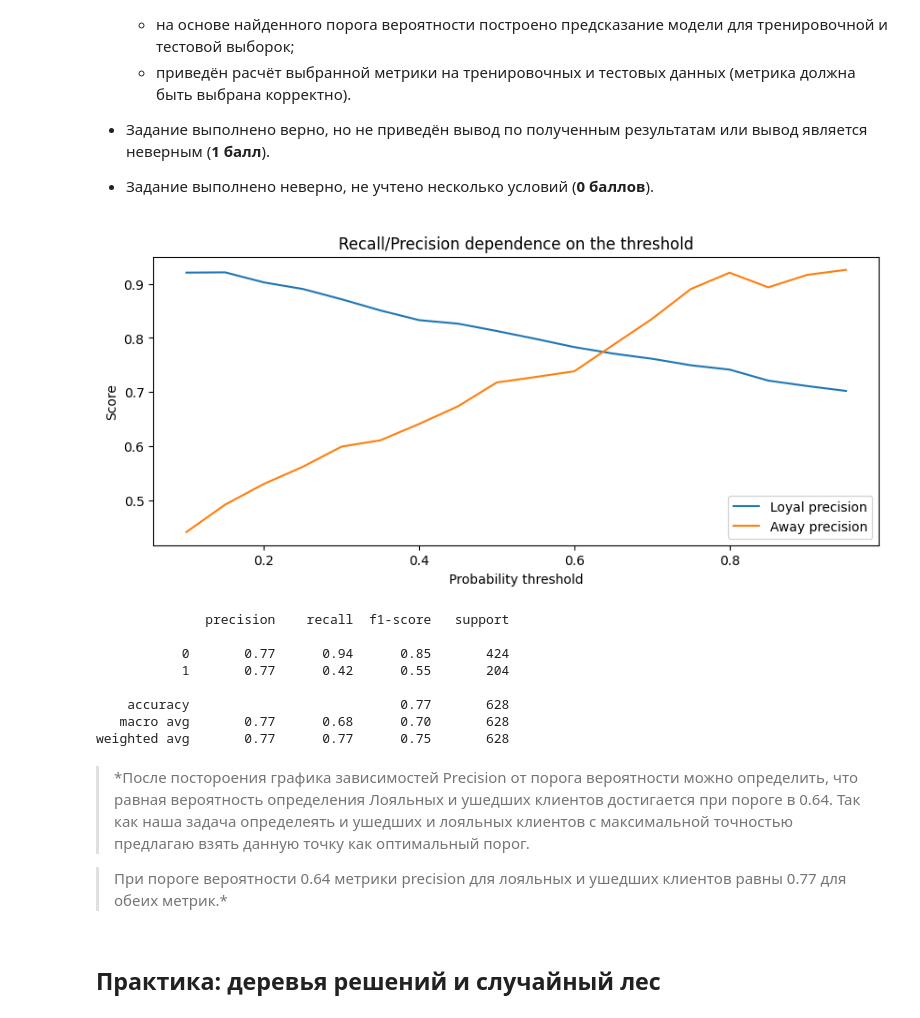
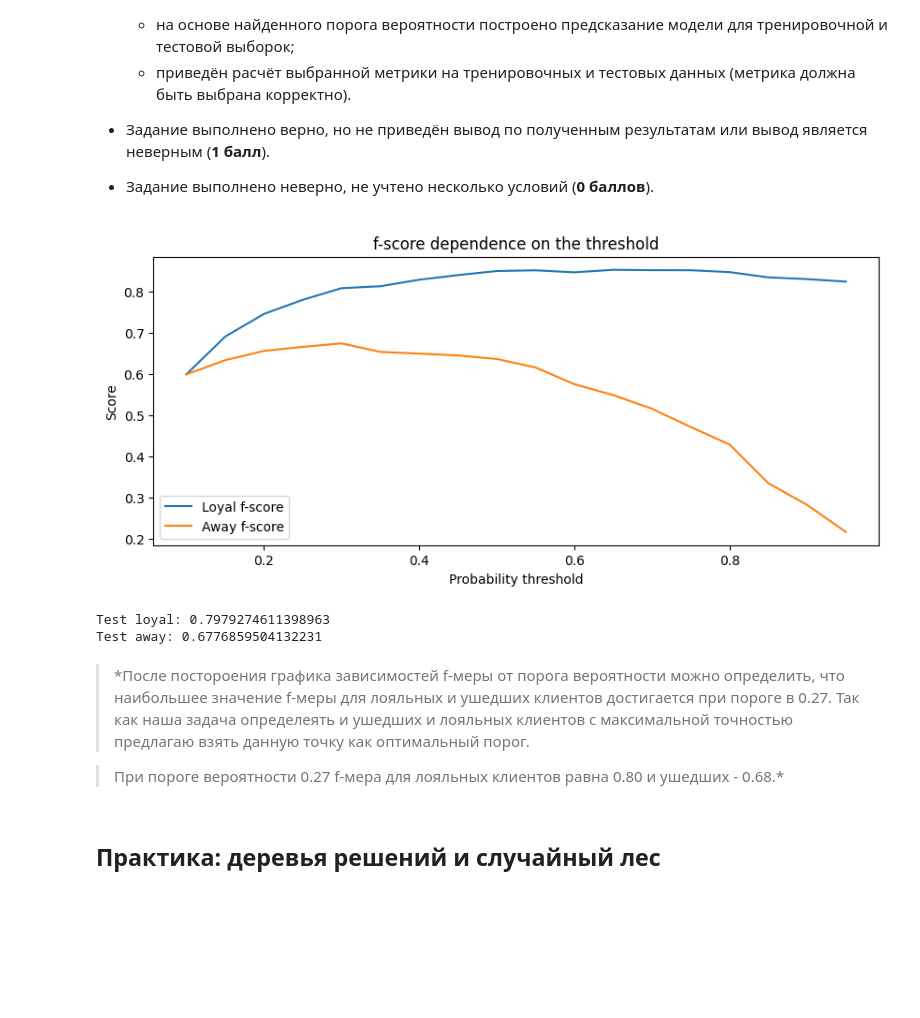
Before and after one commit to eartzhi/lessons, a Jupyter notebook: ml_03/final_test/ML-3._Практика._Ноутбук-шаблон.ipynb, the cells around one changed output. Drawn from its saved outputs; the diff is of its cells as text; code cells hidden in the pictures; blank space fills up the shorter version.

```diff
--- a/ml_03/final_test/ML-3._Практика._Ноутбук-шаблон.ipynb
+++ b/ml_03/final_test/ML-3._Практика._Ноутбук-шаблон.ipynb
@@ -374,7 +360,7 @@ weighted avg       0.71      0.72      0.70       628
 # %%
 #Создадим списки, в которых будем хранить значения метрик
-precision_scores_loyal = []
-precision_scores_away = []
+f1_score_scores_loyal = []
+f1_score_scores_away = []
 
 # Создаем список значений параметра С
 c = np.arange(0.1, 10, 0.3)
@@ -393,19 +379,19 @@ for i in c:
     log_reg.fit(X_train_scaled, y_train)
 
     #Считаем метрики и добавляем их в списки
-    precision_scores_loyal.append(metrics.precision_score(y_test, y_test_pred, pos_label=0))
-    precision_scores_away.append(metrics.precision_score(y_test, y_test_pred, pos_label=1))
+    f1_score_scores_loyal.append(metrics.f1_score(y_test, y_test_pred, pos_label=0))
+    f1_score_scores_away.append(metrics.f1_score(y_test, y_test_pred, pos_label=1))
 
 
 #Визуализируем метрики при различных threshold
 fig, ax = plt.subplots(figsize=(10, 4)) #фигура + координатная плоскость
 
 #Строим линейный график зависимости precision от threshold
-ax.plot(c, precision_scores_loyal, label='Loyal precision')
-ax.plot(c, precision_scores_away, label='Away precision')
+ax.plot(c, f1_score_scores_loyal, label='Loyal f1_score')
+ax.plot(c, f1_score_scores_away, label='Away f1_score')
 
 #Даем графику название и подписи осям
-ax.set_title('Precision dependence on the c')
+ax.set_title('F1_score dependence on the c')
 ax.set_xlabel('C parameter')
 ax.set_ylabel('Score')
 ax.set_xticks(c)
@@ -600,7 +546,7 @@ weighted avg       0.78      0.79      0.78       628
 # %%
 #Создадим списки, в которых будем хранить значения метрик
-precision_scores_loyal = []
-precision_scores_away = []
+f_scores_loyal = []
+f_scores_away = []
 c = np.arange(0.1, 10, 0.3)
 
 #В цикле будем перебирать сгенерированные пороги
@@ -617,16 +563,16 @@ for i in c:
     log_reg.fit(X_train_poly, y_train)
 
     #Считаем метрики и добавляем их в списки
-    precision_scores_loyal.append(metrics.precision_score(y_test, y_test_pred, pos_label=0))
-    precision_scores_away.append(metrics.precision_score(y_test, y_test_pred, pos_label=1))
+    f_scores_loyal.append(metrics.f1_score(y_test, y_test_pred, pos_label=0))
+    f_scores_away.append(metrics.f1_score(y_test, y_test_pred, pos_label=1))
 
 
 #Визуализируем метрики при различных threshold
 fig, ax = plt.subplots(figsize=(10, 4)) #фигура + координатная плоскость
 
 #Строим линейный график зависимости precision от threshold
-ax.plot(c, precision_scores_loyal, label='Loyal precision')
-ax.plot(c, precision_scores_away, label='Away precision')
+ax.plot(c, f_scores_loyal, label='Loyal f-score')
+ax.plot(c, f_scores_away, label='Away f-score')
 
 #Даем графику название и подписи осям
 ax.set_title('Precision dependence on the c')
@@ -779,8 +697,8 @@ for threshold in thresholds:
 
 #Создаем объект класса логистическая регрессия
 log_poly = linear_model.LogisticRegression(
-    solver='liblinear', #алгоритм оптимизации
-    penalty='l2',
+    # solver='liblinear', #алгоритм оптимизации
+    # penalty='l2',
     random_state=42, #генератор случайных чисел
     max_iter=1000 #количество итераций на сходимость
 )
@@ -788,64 +706,59 @@ log_poly = linear_model.LogisticRegression(
 log_poly.fit(X_train_poly, y_train)
 
 #Нас интересует только вероятность класса (второй столбец)
 y_test_proba_pred = log_poly.predict_proba(X_test_poly)[:, 1]
 
 #Для удобства завернем numpy-массив в pandas Series
 y_test_proba_pred = pd.Series(y_test_proba_pred)
 
 #Создадим списки, в которых будем хранить значения метрик
-precision_scores_loyal = []
-precision_scores_away = []
+f_scores_loyal = []
+f_scores_away = []
 
 #Сгенерируем набор вероятностных порогов в диапазоне от 0.1 до 1
 thresholds = np.arange(0.1, 1, 0.05)
 
 #В цикле будем перебирать сгенерированные пороги
 for threshold in thresholds:
     #В противном случае - к классу 0
     y_test_pred = y_test_proba_pred.apply(lambda x: 1 if x>threshold else 0)
 
     #Считаем метрики и добавляем их в списки
-    precision_scores_loyal.append(metrics.precision_score(y_test, y_test_pred, pos_label=0))
-    precision_scores_away.append(metrics.precision_score(y_test, y_test_pred, pos_label=1))
+    f_scores_loyal.append(metrics.f1_score(y_test, y_test_pred, pos_label=0))
+    f_scores_away.append(metrics.f1_score(y_test, y_test_pred, pos_label=1))
 
 #Визуализируем метрики при различных threshold
 fig, ax = plt.subplots(figsize=(10, 4)) #фигура + координатная плоскость
 
 #Строим линейный график зависимости precision от threshold
-ax.plot(thresholds, precision_scores_loyal, label='Loyal precision')
-ax.plot(thresholds, precision_scores_away, label='Away precision')
+ax.plot(thresholds, f_scores_loyal, label='Loyal f-score')
+ax.plot(thresholds, f_scores_away, label='Away f-score')
 
 #Даем графику название и подписи осям
-ax.set_title('Recall/Precision dependence on the threshold')
+ax.set_title('f-score dependence on the threshold')
 ax.set_xlabel('Probability threshold')
 ax.set_ylabel('Score')
 ax.legend();
 # %% [output]
-[figure, old version]
+[figure, new version]
 # %%
 #Задаем оптимальный порог вероятностей
-threshold_opt = 0.64
+threshold_opt = 0.27
 
 #Людей, у которых вероятность зарабатывать >50K больше 0.4 относим к классу 1
 #В противном случае - к классу 0
 y_test_pred_opt = y_test_proba_pred.apply(lambda x: 1 if x > threshold_opt else 0)
 
 #Считаем метрики
-print(metrics.classification_report(y_test, y_test_pred_opt))
+print('Test loyal:',metrics.f1_score(y_test, y_test_pred_opt, pos_label=0))
+print('Test away:',metrics.f1_score(y_test, y_test_pred_opt, pos_label=1))
 # %% [output]
-              precision    recall  f1-score   support
-
-           0       0.77      0.94      0.85       424
-           1       0.77      0.42      0.55       204
-
-    accuracy                           0.77       628
-   macro avg       0.77      0.68      0.70       628
-weighted avg       0.77      0.77      0.75       628
+Test loyal: 0.7979274611398963
+Test away: 0.6776859504132231
 # %% [markdown]
-> *После постороения графика зависимостей Precision от порога вероятности можно определить, что равная вероятность определения Лояльных и ушедших клиентов достигается при пороге в 0.64. Так как наша задача определеять и ушедших и лояльных клиентов с максимальной точностью предлагаю взять данную точку как оптимальный порог.
+> *После постороения графика зависимостей f-меры от порога вероятности можно определить, что наибольшее значение f-меры для лояльных и ушедших клиентов достигается при пороге в 0.27. Так как наша задача определеять и ушедших и лояльных клиентов с максимальной точностью предлагаю взять данную точку как оптимальный порог.
 
-> При пороге вероятности 0.64 метрики precision для лояльных и ушедших клиентов равны 0.77 для обеих метрик.*
+> При пороге вероятности 0.27 f-мера для лояльных клиентов равна 0.80 и ушедших - 0.68.*
 # %% [markdown]
 ## Практика: деревья решений и случайный лес
 # %% [markdown]
```
Also changed, not shown: parts of 23 cells of this notebook, 4 other files.
